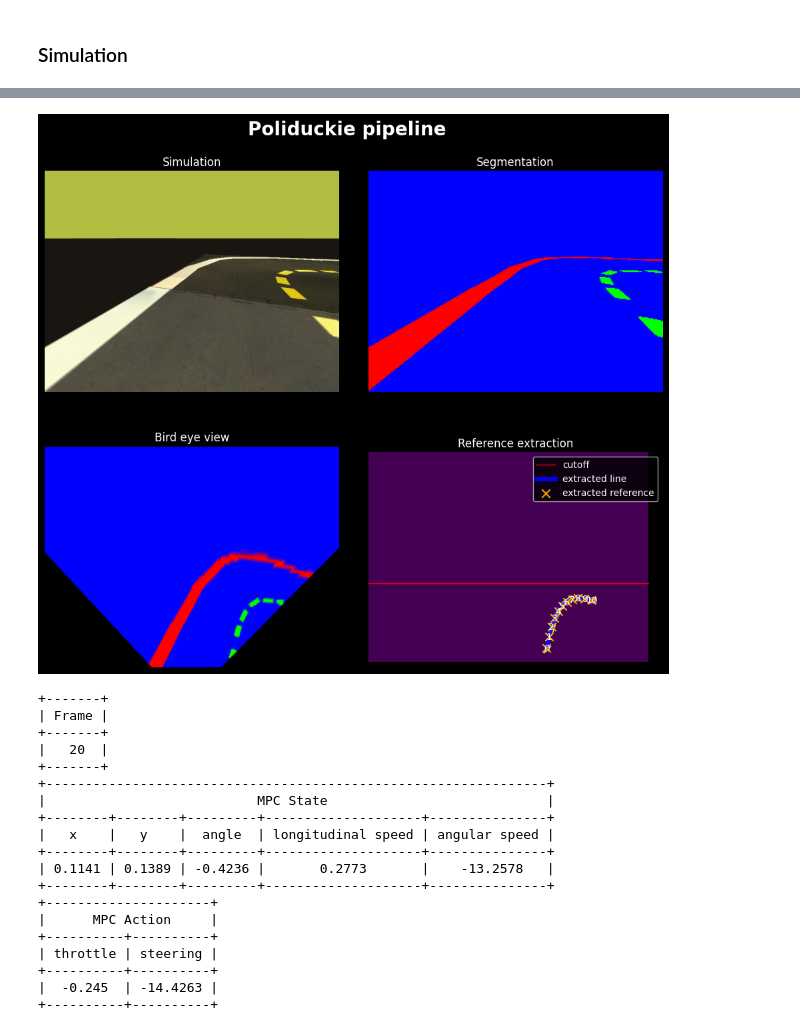
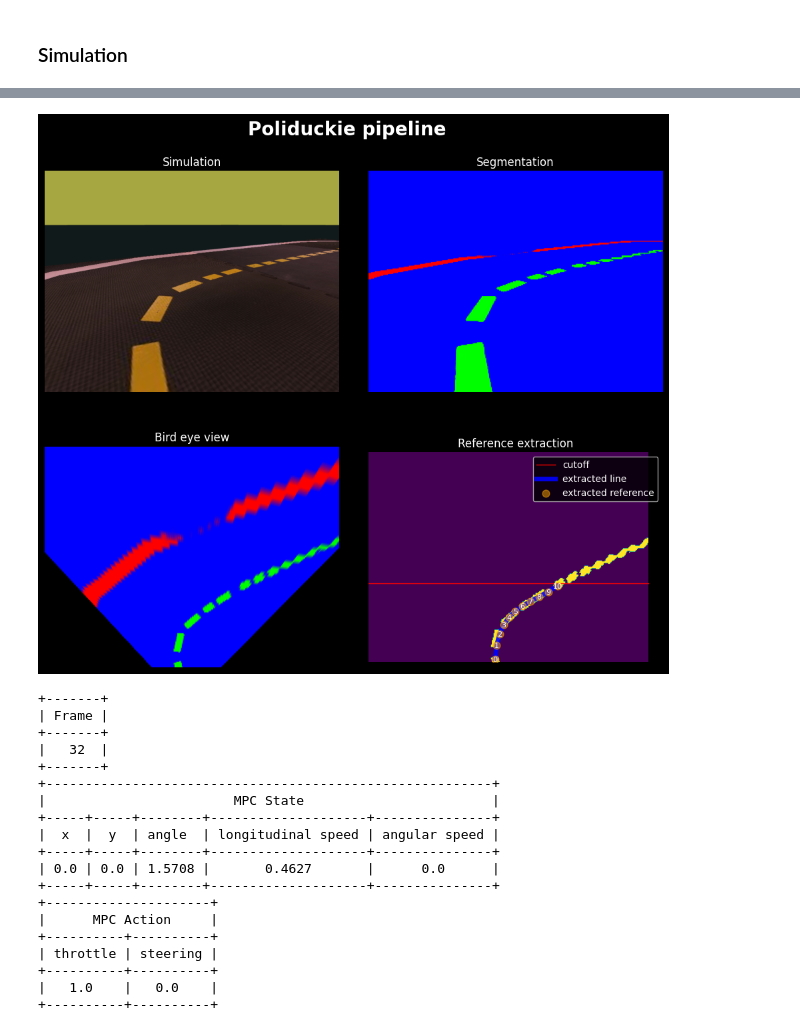
Before and after one commit to poliduckie/poliduckie_pipeline, a Jupyter notebook: notebooks/poliduckie_mpc_pipeline.ipynb, the cells around one changed output, grey strips where cells are left out. Cells and saved outputs as stored; diff of their text form; code cells hidden in the pictures.

Commit message:
feat: added the possibility to save a gif of the plots and major bug fix

```diff
--- a/notebooks/poliduckie_mpc_pipeline.ipynb
+++ b/notebooks/poliduckie_mpc_pipeline.ipynb
@@ -141,7 +142,7 @@ LineExtraction.MAX_DISTANCE = 40
 
 lineExtraction_ = LineExtraction()
 
-def lineExtraction(image, n_points=100, mode="bezier", bezier_degree=3):
+def lineExtraction(image, n_points=100, mode="bezier", bezier_degree=3, img_height=240, vertical_cutoff=150):
   """
     Returns the central line extracted as a numpy array. The mode can be either "bezier" or "spline"
 
@@ -153,7 +154,7 @@ def lineExtraction(image, n_points=100, mode="bezier", bezier_degree=3):
     Line: np.Array
   """
   if(np.nonzero(image)[0].size < LineExtraction.N_CLUSTERS):
-    return np.array([[0], [0]])
+    return np.array([[320/2], [img_height-vertical_cutoff]])
 
   if mode == "bezier":
     bezier_points = lineExtraction_.bezier_fit(image, degree=bezier_degree, nPoints=n_points, usePCA=True)
@@ -248,3 +249,13 @@ INFO:duckietown_world: data: /usr/local/lib/python3.9/dist-packages/duckietown_w
+# %%
+import io
+def savePlot(fig):
+    with io.BytesIO() as buff:
+        fig.savefig(buff, format='raw')
+        buff.seek(0)
+        data = np.frombuffer(buff.getvalue(), dtype=np.uint8)
+    w, h = fig.canvas.get_width_height()
+    im = data.reshape((int(h), int(w), -1))
+    return im
 # %%
 from poliduckie_segmentation.model import Model
 import casadi as ca
@@ -254,13 +265,15 @@ from prettytable import PrettyTable
 from IPython import display
 from IPython.display import clear_output
 
+import imageio
+
 
 VERTICAL_CUTOFF = 150
 
 # Number of frames
-FRAMES = 24
+FRAMES = 50
 # Number of frames to skip before displaying the next frame
-DISPLAY_EVERY = 4
+DISPLAY_EVERY = 1
 
 #==== PLOT SETUP ===============================================================
 #Plot style
@@ -293,7 +306,7 @@ for ax in axs.flat:
 #==============================================================================
 
 # State X = [x, y, angle, longitudinal speed, angular speed]
-state = ca.DM([0,0,0,0,0])
+state = ca.DM([0,0,np.pi / 2,0,0])
 
 F = Model()
 
@@ -307,8 +320,6 @@ for frame_number in range(FRAMES):
   image = env.render(mode="rgb_array")
   image_BGR = cv2.cvtColor(image, cv2.COLOR_RGB2BGR)
 
-  image_recording.append(image)
-
   #Segmentation
   image_segmentation = (segmentation(image_BGR)[0]*255).clip(0, 255).astype(np.uint8)
   img_size_y = image_segmentation.shape[0]
@@ -320,7 +331,7 @@ for frame_number in range(FRAMES):
   dottedLineMask = cv2.threshold(image_birdeye[:, :, 1], 70, 255, cv2.THRESH_BINARY)[1]
   #imshow(dottedLineMask, ax = axs[1,0], show=False, no_axis=False)
   dottedLineMaskCropped = dottedLineMask[VERTICAL_CUTOFF:, :]
-  line = lineExtraction(dottedLineMaskCropped, mode='bezier', n_points=N+1)
+  line = lineExtraction(dottedLineMaskCropped, mode='bezier', n_points=N+1, img_height=img_size_y, vertical_cutoff=VERTICAL_CUTOFF)
 
   #Compute reference
   reference = computeReference(line, N+1, VERTICAL_CUTOFF, img_size_y)
@@ -329,7 +340,7 @@ for frame_number in range(FRAMES):
   action = runMpc(state, reference)
   state = F.step(*state.toarray().reshape(-1), action)
 
-  #state = ca.DM([0, 0, 0, state[-2], state[-1]])
+  state = ca.DM([0, 0, np.pi / 2, state[-2], state[-1]])
 
   #Execute action
   env.step(action)
@@ -356,15 +367,17 @@ for frame_number in range(FRAMES):
     axs[1, 1].imshow(dottedLineMask)
     axs[1, 1].plot([0, 320], [VERTICAL_CUTOFF, VERTICAL_CUTOFF], color='red', linewidth=1, label='cutoff')
     axs[1, 1].plot(line[0], line[1] + VERTICAL_CUTOFF, color='blue', linewidth=5, alpha=0.9, label='extracted line')
-    axs[1, 1].scatter(line[0], line[1] + VERTICAL_CUTOFF, color='orange', s=80, marker='x', alpha = 1,  label='extracted reference', zorder=10)
+    axs[1, 1].scatter(line[0], line[1] + VERTICAL_CUTOFF, color='orange', s=60, marker='o', alpha = 0.5,  label='extracted reference', zorder=10)
     #plot reference number
     for i in range(len(line[0])):
-      axs[1, 1].text(line[0][i], line[1][i] + VERTICAL_CUTOFF, str(i), color='white', fontsize=10, horizontalalignment='center', verticalalignment='center', zorder=11)
+      axs[1, 1].text(line[0][i], line[1][i] + VERTICAL_CUTOFF, str(i), color='white', fontsize=8, horizontalalignment='center', verticalalignment='center', zorder=11)
     axs[1, 1].legend(loc='upper right')
 
 
     #display the figure
     display.display(plt.gcf())
+
+    image_recording.append(savePlot(plt.gcf()))
     #======================================================================================
 
     #==== TABLES ==========================================================================
@@ -379,50 +392,51 @@ for frame_number in range(FRAMES):
     stateTable.title = 'MPC State'
     stateTable.field_names = ['x', 'y', 'angle', 'longitudinal speed', 'angular speed']
     #limit to 4 decimal
     stateTable.add_row([round(x, 4) for x in state.toarray().reshape(-1)])
     print(stateTable)
 
     #print action using prettytable
     actionTable = PrettyTable()
     actionTable.title = 'MPC Action'
     actionTable.field_names = ['throttle', 'steering']
     #limit to 4 decimal
     actionTable.add_row([round(x, 4) for x in action])
     print(actionTable)
     #======================================================================================
   #================================================================================================
 
+imageio.mimsave('../animation.gif', image_recording, fps=10)
 #plt.close()
 # anim = FuncAnimation(fig, simulation, frames=20, interval=100, repeat=False)
 
 # # converting to an html5 video
 # video = anim.to_html5_video()
 
 # # embedding for the video
 # html = display.HTML(video)
 
 # # draw the animation
 # display.display(html)
 # plt.close()
 # plt.show()
 # %% [output]
-[figure, old version]
+[figure, new version]
 +-------+
 | Frame |
 +-------+
-|   20  |
+|   32  |
 +-------+
-+----------------------------------------------------------------+
-|                           MPC State                            |
-+--------+--------+---------+--------------------+---------------+
-|   x    |   y    |  angle  | longitudinal speed | angular speed |
-+--------+--------+---------+--------------------+---------------+
-| 0.1141 | 0.1389 | -0.4236 |       0.2773       |    -13.2578   |
-+--------+--------+---------+--------------------+---------------+
++---------------------------------------------------------+
+|                        MPC State                        |
++-----+-----+--------+--------------------+---------------+
+|  x  |  y  | angle  | longitudinal speed | angular speed |
++-----+-----+--------+--------------------+---------------+
+| 0.0 | 0.0 | 1.5708 |       0.4627       |      0.0      |
++-----+-----+--------+--------------------+---------------+
 +---------------------+
 |      MPC Action     |
 +----------+----------+
 | throttle | steering |
 +----------+----------+
-|  -0.245  | -14.4263 |
+|   1.0    |   0.0    |
 +----------+----------+
```
Also changed, not shown: parts of 4 cells of this notebook.
